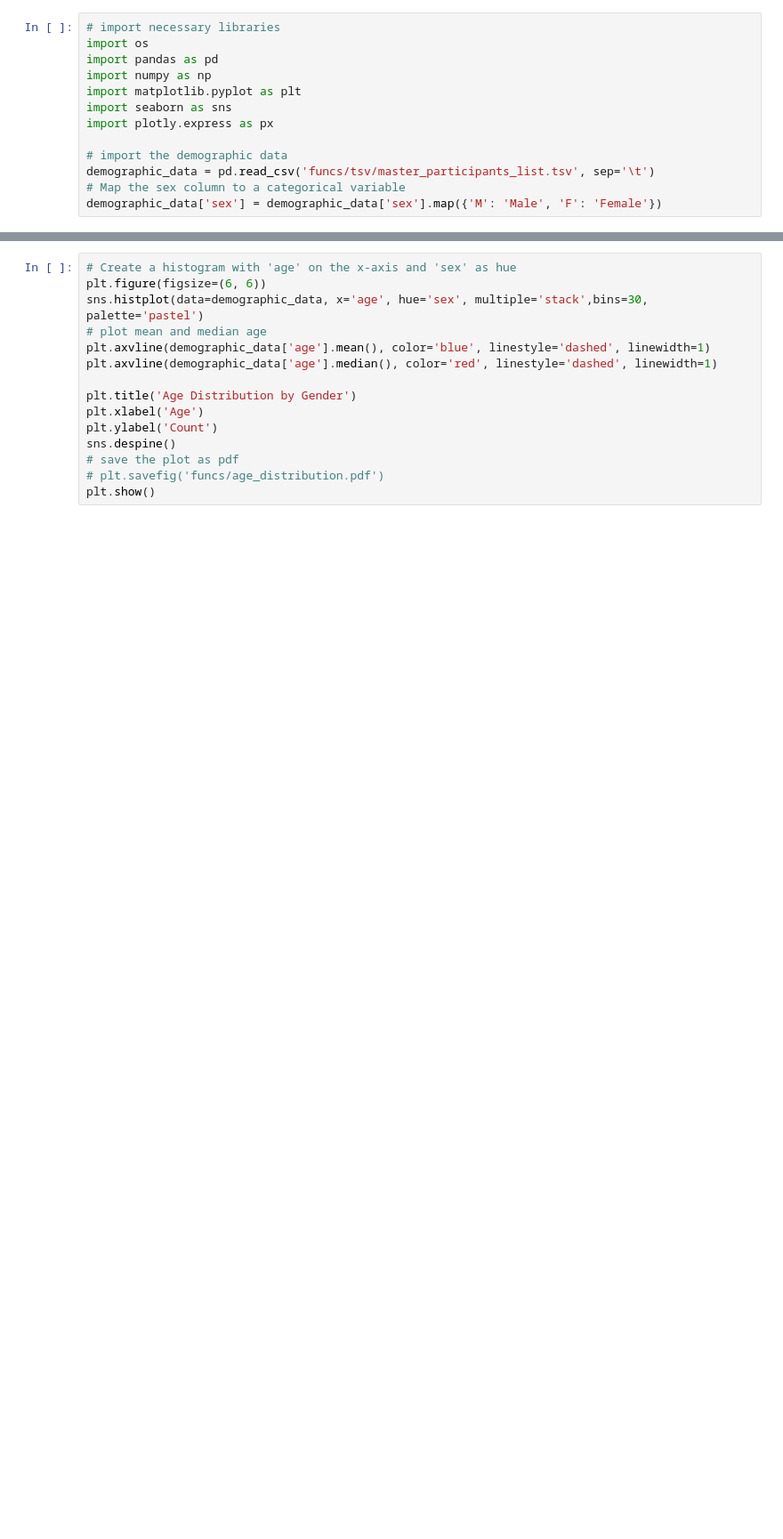
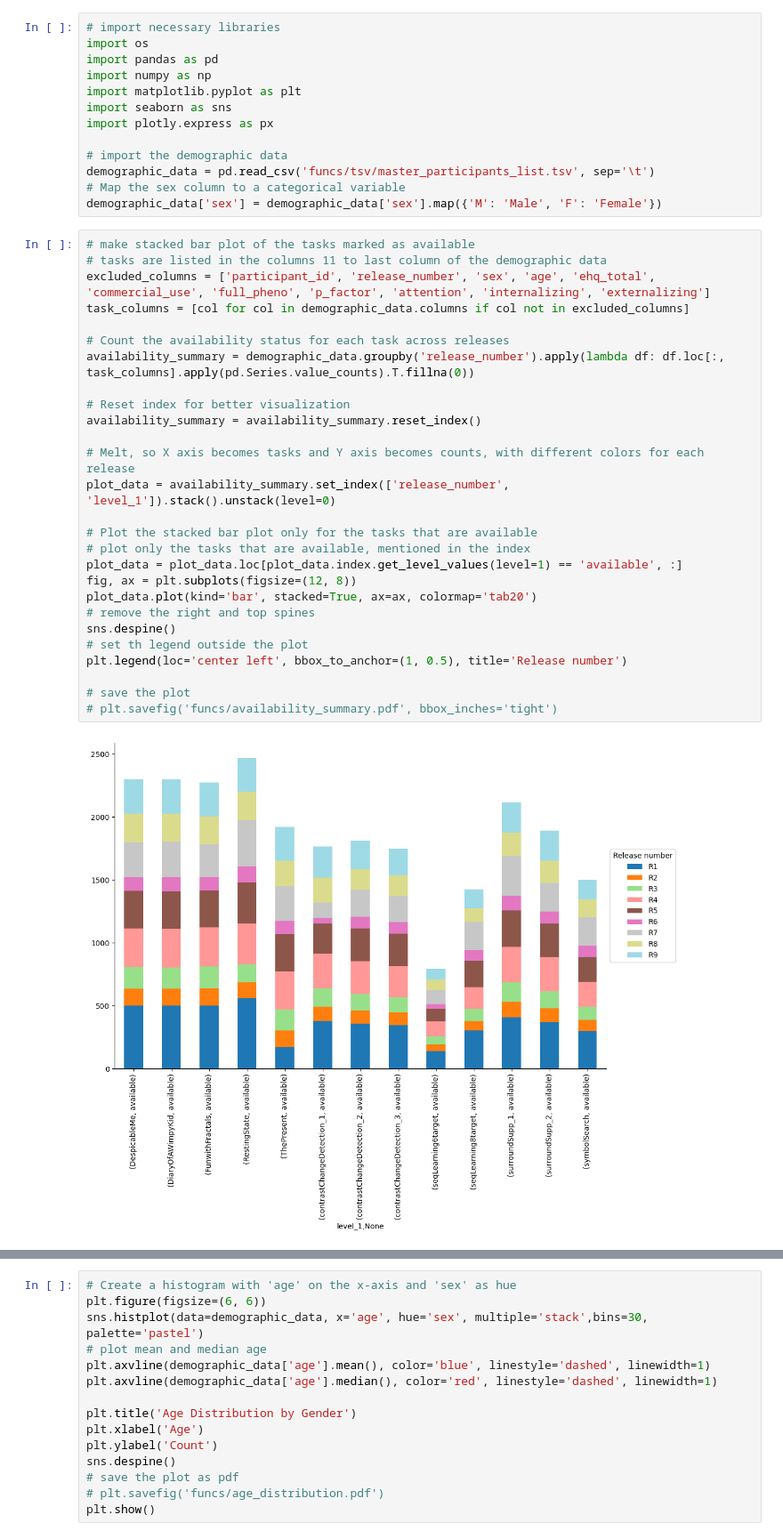
Before and after one commit to neuromechanist/HBN_BIDS_analysis, a Jupyter notebook: demographic.ipynb, the cells around one changed output, grey strips where cells are left out. Shown at 89% size. Drawn from its saved outputs; the diff is of its cells as text; blank space fills up the shorter version.

```diff
--- a/demographic.ipynb
+++ b/demographic.ipynb
@@ -11,3 +11,32 @@ import plotly.express as px
 demographic_data = pd.read_csv('funcs/tsv/master_participants_list.tsv', sep='\t')
 # Map the sex column to a categorical variable
 demographic_data['sex'] = demographic_data['sex'].map({'M': 'Male', 'F': 'Female'})
+# %%
+# make stacked bar plot of the tasks marked as available
+# tasks are listed in the columns 11 to last column of the demographic data
+excluded_columns = ['participant_id', 'release_number', 'sex', 'age', 'ehq_total', 'commercial_use', 'full_pheno', 'p_factor', 'attention', 'internalizing', 'externalizing']
+task_columns = [col for col in demographic_data.columns if col not in excluded_columns]
+
+# Count the availability status for each task across releases
+availability_summary = demographic_data.groupby('release_number').apply(lambda df: df.loc[:, task_columns].apply(pd.Series.value_counts).T.fillna(0))
+
+# Reset index for better visualization
+availability_summary = availability_summary.reset_index()
+
+# Melt, so X axis becomes tasks and Y axis becomes counts, with different colors for each release
+plot_data = availability_summary.set_index(['release_number', 'level_1']).stack().unstack(level=0)
+
+# Plot the stacked bar plot only for the tasks that are available
+# plot only the tasks that are available, mentioned in the index
+plot_data = plot_data.loc[plot_data.index.get_level_values(level=1) == 'available', :]
+fig, ax = plt.subplots(figsize=(12, 8))
+plot_data.plot(kind='bar', stacked=True, ax=ax, colormap='tab20')
+# remove the right and top spines
+sns.despine()
+# set th legend outside the plot
+plt.legend(loc='center left', bbox_to_anchor=(1, 0.5), title='Release number')
+
+# save the plot
+# plt.savefig('funcs/availability_summary.pdf', bbox_inches='tight')
+# %% [output]
+[figure, added]
```
Also changed, not shown: parts of 1 cell of this notebook, 1 other file.
